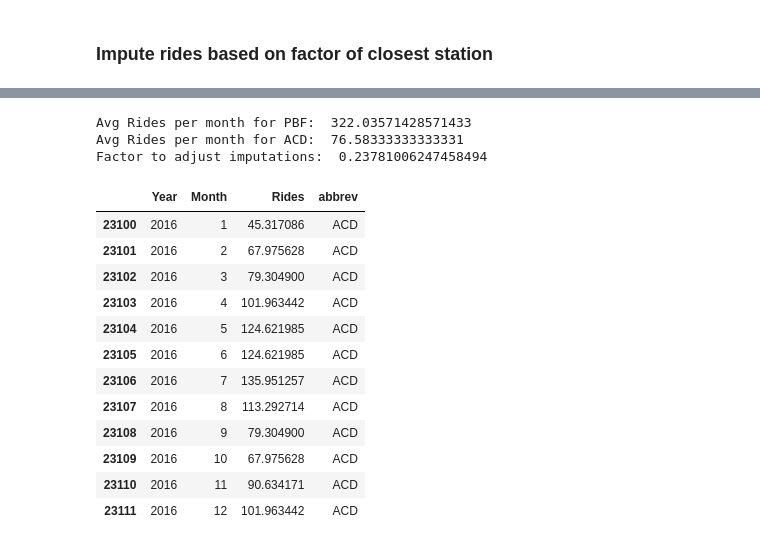
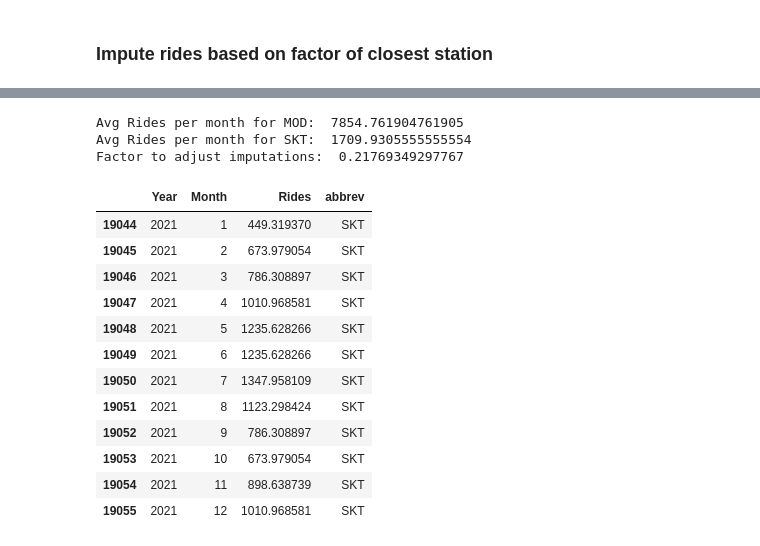
Before and after one commit to statzenthusiast921/amtrak_analysis, a Jupyter notebook: scripts/Forecasting Amtrak Ridership Data 07.18.24.ipynb, the cells around one changed output, grey strips where cells are left out. Saved outputs shown, nothing was run; the diff lists cells and outputs as text; code cells hidden in the pictures.

```diff
--- a/scripts/Forecasting Amtrak Ridership Data 07.18.24.ipynb
+++ b/scripts/Forecasting Amtrak Ridership Data 07.18.24.ipynb
@@ -40,7 +40,8 @@ missing[missing['Rides']>0]
 # %%
 missing_list = missing[missing['Rides']>0]['station_name'].unique().tolist()
 more_info_about_missing_rides = amtrak_df[amtrak_df['station_name'].isin(missing_list)]
-more_info_about_missing_rides[['station_name','abbrev','lat','lon']].drop_duplicates()
+missing_inputs = more_info_about_missing_rides[['station_name','abbrev','lat','lon']].drop_duplicates()
+missing_inputs
 # %% [output]
 |  | station_name | abbrev | lat | lon |
 | 924 | Arcadia, MO | ACD | 37.649536 | -90.671728 |
@@ -56,6 +57,8 @@ more_info_about_missing_rides[['station_name','abbrev','lat','lon']].drop_duplic
 # %% [markdown]
 ## Which years are missing?
 # %%
-stn_code = "ACD"
-more_info_about_missing_rides[more_info_about_missing_rides['abbrev']==stn_code].groupby('Year')['Rides'].sum()
+stn_code = "SKT"
+missing_years = pd.DataFrame(more_info_about_missing_rides[more_info_about_missing_rides['abbrev']==stn_code].groupby('Year')['Rides'].sum()).reset_index()
+years_list = missing_years[missing_years['Rides']==0]['Year'].unique().tolist()
+years_list
 # %% [output]
@@ -72,9 +67,8 @@ Name: Rides, dtype: float64
 ### Impute rides based on factor of closest station
 # %%
 # Given latitude and longitude
-given_lat = 37.649536
-given_lon = -90.671728
-stn_code = "ACD"
+given_lat = missing_inputs[missing_inputs['abbrev']==stn_code]['lat'].values[0]
+given_lon = missing_inputs[missing_inputs['abbrev']==stn_code]['lon'].values[0]
 
 # Function to calculate the Haversine distance
 def haversine(lat1, lon1, lat2, lon2):
@@ -89,8 +83,8 @@ def haversine(lat1, lon1, lat2, lon2):
 # Filter out same stations
 amtrak_df_test = amtrak_df[amtrak_df['abbrev']!=stn_code]
 
-#Uncomment if you need to remove another station from list
-#amtrak_df_test = amtrak_df_test[amtrak_df_test['abbrev']!="MVW"]
+#Remove stations in missing list so we dont use them
+amtrak_df_test = amtrak_df_test[~amtrak_df_test['abbrev'].isin(missing_inputs['abbrev'].unique().tolist())]
 
 # Apply the function to calculate distance for each row
 amtrak_df_test['Distance'] = amtrak_df_test.apply(lambda row: haversine(given_lat, given_lon, row['lat'], row['lon']), axis=1)
@@ -115,8 +104,8 @@ See the caveats in the documentation: https://pandas.pydata.org/pandas-docs/stab
 # %%
 # Find factor difference between means of 2 stations - impute missing year adjusted by factor
 
-imp_stn_code = "PBF"
-org_stn_code = "ACD"
+imp_stn_code = closest_row['abbrev']
+org_stn_code = stn_code
 
 denominator = amtrak_df[amtrak_df['abbrev']==imp_stn_code]['Rides'].mean()
 numerator = amtrak_df[amtrak_df['abbrev']==org_stn_code]['Rides'].mean()
@@ -126,29 +115,29 @@ print(f'Avg Rides per month for {imp_stn_code}: ', denominator)
 print(f'Avg Rides per month for {org_stn_code}: ', numerator)
 print('Factor to adjust imputations: ', factor)
 # %% [output]
-Avg Rides per month for PBF:  322.03571428571433
-Avg Rides per month for ACD:  76.58333333333331
-Factor to adjust imputations:  0.23781006247458494
+Avg Rides per month for MOD:  7854.761904761905
+Avg Rides per month for SKT:  1709.9305555555554
+Factor to adjust imputations:  0.21769349297767
 # %%
 imputed_values = amtrak_df[amtrak_df['abbrev']==imp_stn_code][['Year','Month','Rides']]
-imputed_values = imputed_values[imputed_values['Year']==2016]
+imputed_values = imputed_values[imputed_values['Year'].isin(years_list)]
 imputed_values['Rides'] = imputed_values['Rides']*factor
 imputed_values['abbrev'] = org_stn_code
 imputed_values
 # %% [output]
 |  | Year | Month | Rides | abbrev |
-| 23100 | 2016 | 1 | 45.317086 | ACD |
-| 23101 | 2016 | 2 | 67.975628 | ACD |
-| 23102 | 2016 | 3 | 79.304900 | ACD |
-| 23103 | 2016 | 4 | 101.963442 | ACD |
-| 23104 | 2016 | 5 | 124.621985 | ACD |
-| 23105 | 2016 | 6 | 124.621985 | ACD |
-| 23106 | 2016 | 7 | 135.951257 | ACD |
-| 23107 | 2016 | 8 | 113.292714 | ACD |
-| 23108 | 2016 | 9 | 79.304900 | ACD |
-| 23109 | 2016 | 10 | 67.975628 | ACD |
-| 23110 | 2016 | 11 | 90.634171 | ACD |
-| 23111 | 2016 | 12 | 101.963442 | ACD |
+| 19044 | 2021 | 1 | 449.319370 | SKT |
+| 19045 | 2021 | 2 | 673.979054 | SKT |
+| 19046 | 2021 | 3 | 786.308897 | SKT |
+| 19047 | 2021 | 4 | 1010.968581 | SKT |
+| 19048 | 2021 | 5 | 1235.628266 | SKT |
+| 19049 | 2021 | 6 | 1235.628266 | SKT |
+| 19050 | 2021 | 7 | 1347.958109 | SKT |
+| 19051 | 2021 | 8 | 1123.298424 | SKT |
+| 19052 | 2021 | 9 | 786.308897 | SKT |
+| 19053 | 2021 | 10 | 673.979054 | SKT |
+| 19054 | 2021 | 11 | 898.638739 | SKT |
+| 19055 | 2021 | 12 | 1010.968581 | SKT |
 # %%
 # Merge the dataframes on the common columns
 amtrak_df = pd.merge(amtrak_df, imputed_values, on=['Year', 'Month', 'abbrev'], how='left', suffixes=('', '_imputed'))
```
Also changed, not shown: parts of 16 cells of this notebook.
